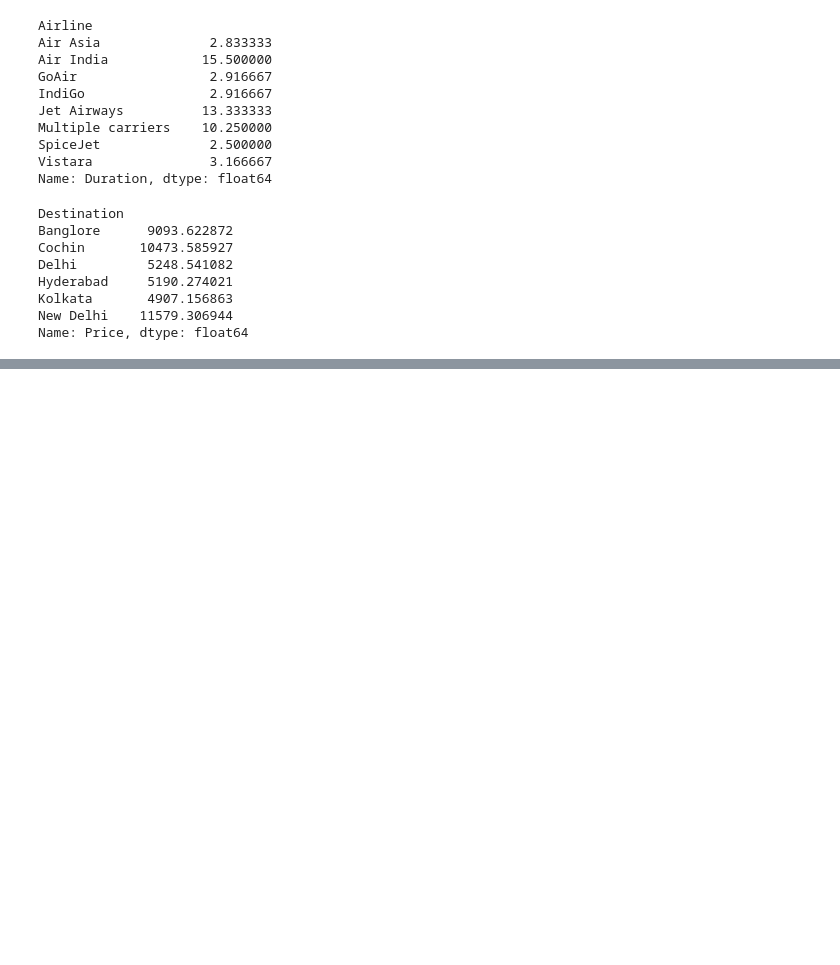
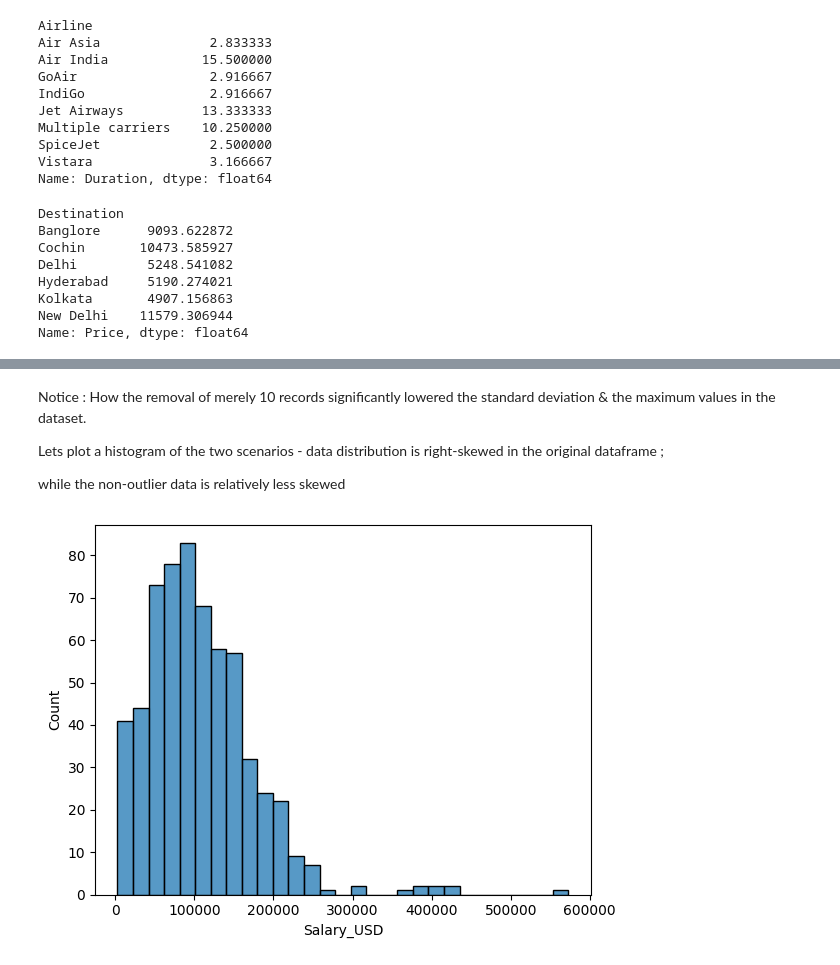
Before and after one commit to abhijeet-bhambere/exploratory_data_analysis, a Jupyter notebook: EDA_In_Python.ipynb, the cells around one changed output, grey strips where cells are left out. Saved outputs shown, nothing was run; the diff lists cells and outputs as text; code cells hidden in the pictures; blank space fills up the shorter version.

Commit message:
Completed the handling outliers module
Bring the pace back!⚡let's go!!!

```diff
--- a/EDA_In_Python.ipynb
+++ b/EDA_In_Python.ipynb
@@ -1023,0 +1127,11 @@ Name: Price, dtype: float64
+# %% [markdown]
+Notice : How the removal of merely 10 records significantly lowered the standard deviation & the maximum values in the dataset.
+
+Lets plot a histogram of the two scenarios - data distribution is right-skewed in the original dataframe ;
+
+while the non-outlier data is relatively less skewed
+# %%
+sns.histplot(data=salaries,x="Salary_USD")
+plt.show()
+# %% [output]
+[figure, added]
```
Also changed, not shown: parts of 25 cells of this notebook.
